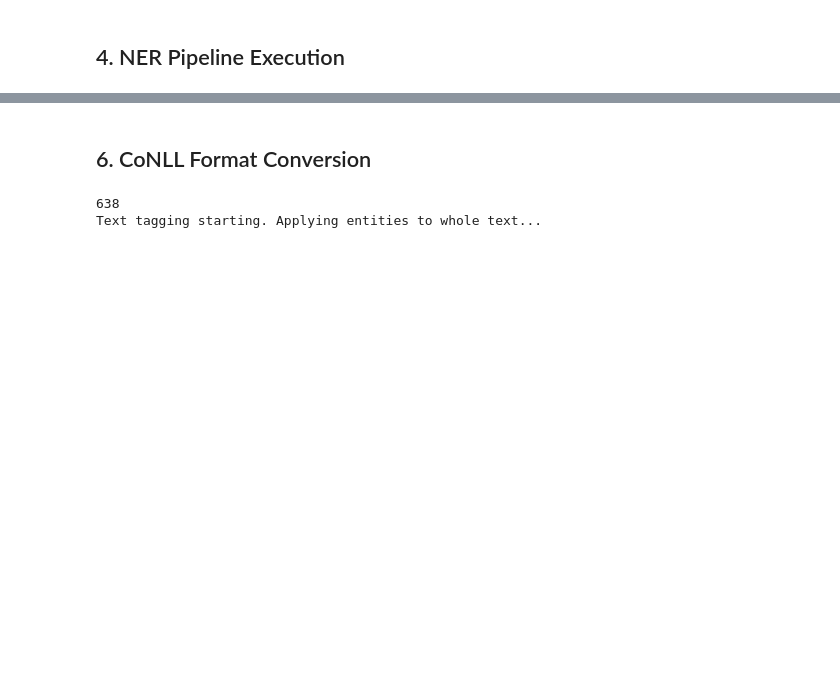
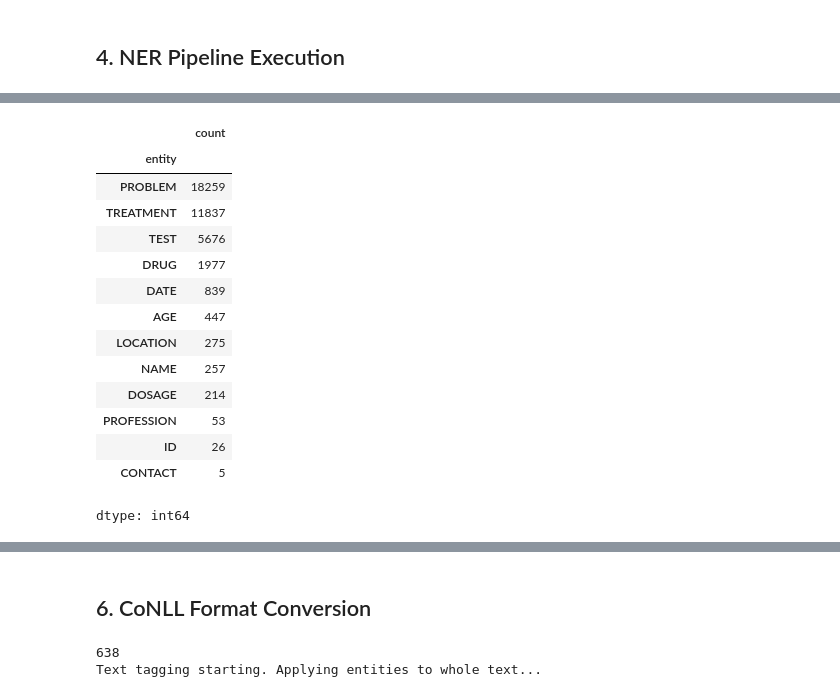
Before and after one commit to huseyincenik/john_snow_labs, a Jupyter notebook: generating_conll_files_from_pretrained_models/notebooks/data_prep.ipynb, the cells around one changed output, grey strips where cells are left out. Cells and saved outputs as stored; diff of their text form; code cells hidden in the pictures; blank space fills up the shorter version.

```diff
--- a/generating_conll_files_from_pretrained_models/notebooks/data_prep.ipynb
+++ b/generating_conll_files_from_pretrained_models/notebooks/data_prep.ipynb
@@ -759,0 +653,18 @@ entity_df.head(10)
+# %%
+entity_df["entity"].value_counts()
+# %% [output]
+|  | count |
+| entity |  |
+| PROBLEM | 18259 |
+| TREATMENT | 11837 |
+| TEST | 5676 |
+| DRUG | 1977 |
+| DATE | 839 |
+| AGE | 447 |
+| LOCATION | 275 |
+| NAME | 257 |
+| DOSAGE | 214 |
+| PROFESSION | 53 |
+| ID | 26 |
+| CONTACT | 5 |
+dtype: int64
```
Also changed, not shown: parts of 39 cells of this notebook.
